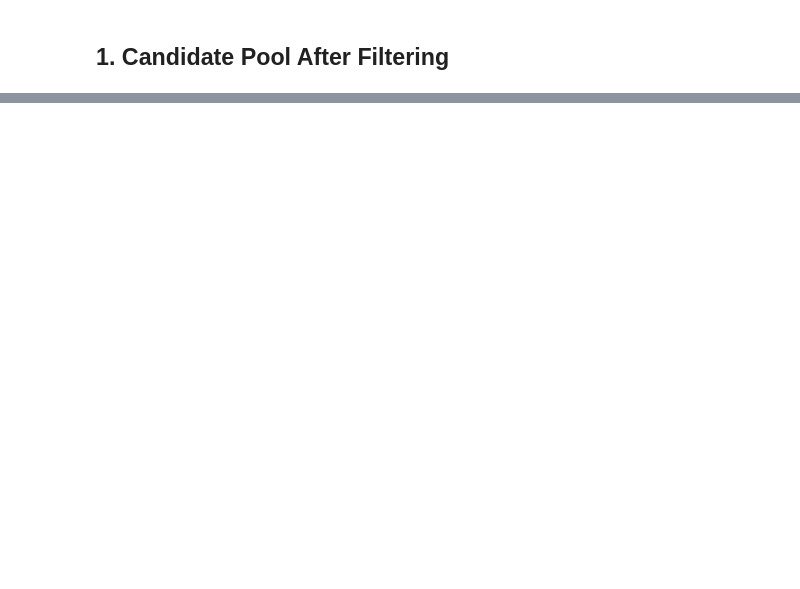
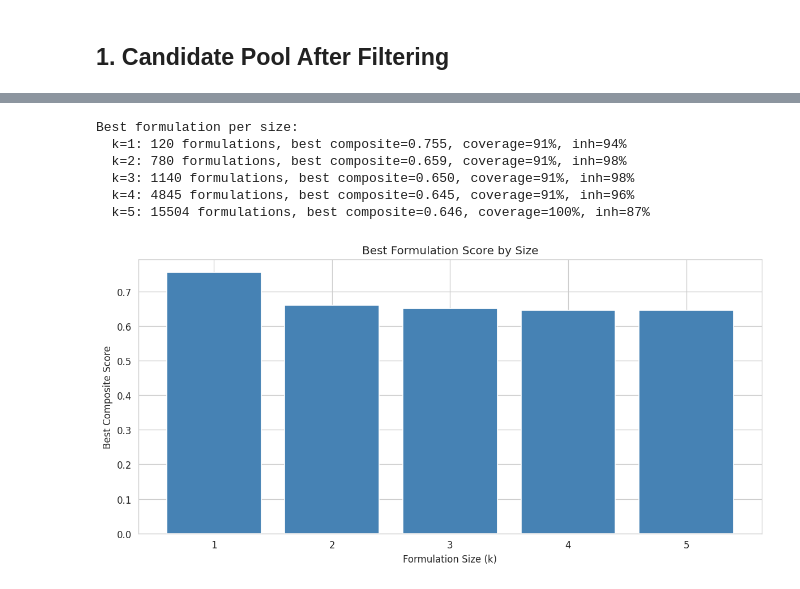
Before and after one commit to kbaseincubator/BERIL-research-observatory, a Jupyter notebook: projects/cf_formulation_design/notebooks/05_formulation_optimization.ipynb, the cells around one changed output, grey strips where cells are left out. Saved outputs shown, nothing was run; the diff lists cells and outputs as text; code cells hidden in the pictures; blank space fills up the shorter version.

```diff
--- a/projects/cf_formulation_design/notebooks/05_formulation_optimization.ipynb
+++ b/projects/cf_formulation_design/notebooks/05_formulation_optimization.ipynb
@@ -281,0 +257,34 @@ plt.show()
+# %%
+# Scores by formulation size
+print('Best formulation per size:')
+for k in range(1, 6):
+    fk = formulations[formulations.k == k]
+    if len(fk) > 0:
+        best = fk.nlargest(1, 'composite_score').iloc[0]
+        print(f'  k={k}: {len(fk)} formulations, best composite={best.composite_score:.3f}, '
+              f'coverage={best.niche_coverage:.0%}, inh={best.mean_inhibition:.0f}%')
+
+# Simple bar chart instead of line plot (avoids shape mismatch issues)
+fig, ax = plt.subplots(figsize=(10, 5))
+k_vals, scores_vals = [], []
+for k in range(1, 6):
+    fk = formulations[formulations.k == k]
+    if len(fk) > 0:
+        k_vals.append(k)
+        scores_vals.append(fk.composite_score.max())
+ax.bar(k_vals, scores_vals, color='steelblue')
+ax.set_xlabel('Formulation Size (k)')
+ax.set_ylabel('Best Composite Score')
+ax.set_title('Best Formulation Score by Size')
+ax.set_xticks(k_vals)
+plt.tight_layout()
+plt.savefig(FIGS / '05_formulation_scores_by_size.png', dpi=150, bbox_inches='tight')
+plt.show()
+# %% [output]
+Best formulation per size:
+  k=1: 120 formulations, best composite=0.755, coverage=91%, inh=94%
+  k=2: 780 formulations, best composite=0.659, coverage=91%, inh=98%
+  k=3: 1140 formulations, best composite=0.650, coverage=91%, inh=98%
+  k=4: 4845 formulations, best composite=0.645, coverage=91%, inh=96%
+  k=5: 15504 formulations, best composite=0.646, coverage=100%, inh=87%
+[figure, added]
```
Also changed, not shown: parts of 9 cells of this notebook, 10 other files.
